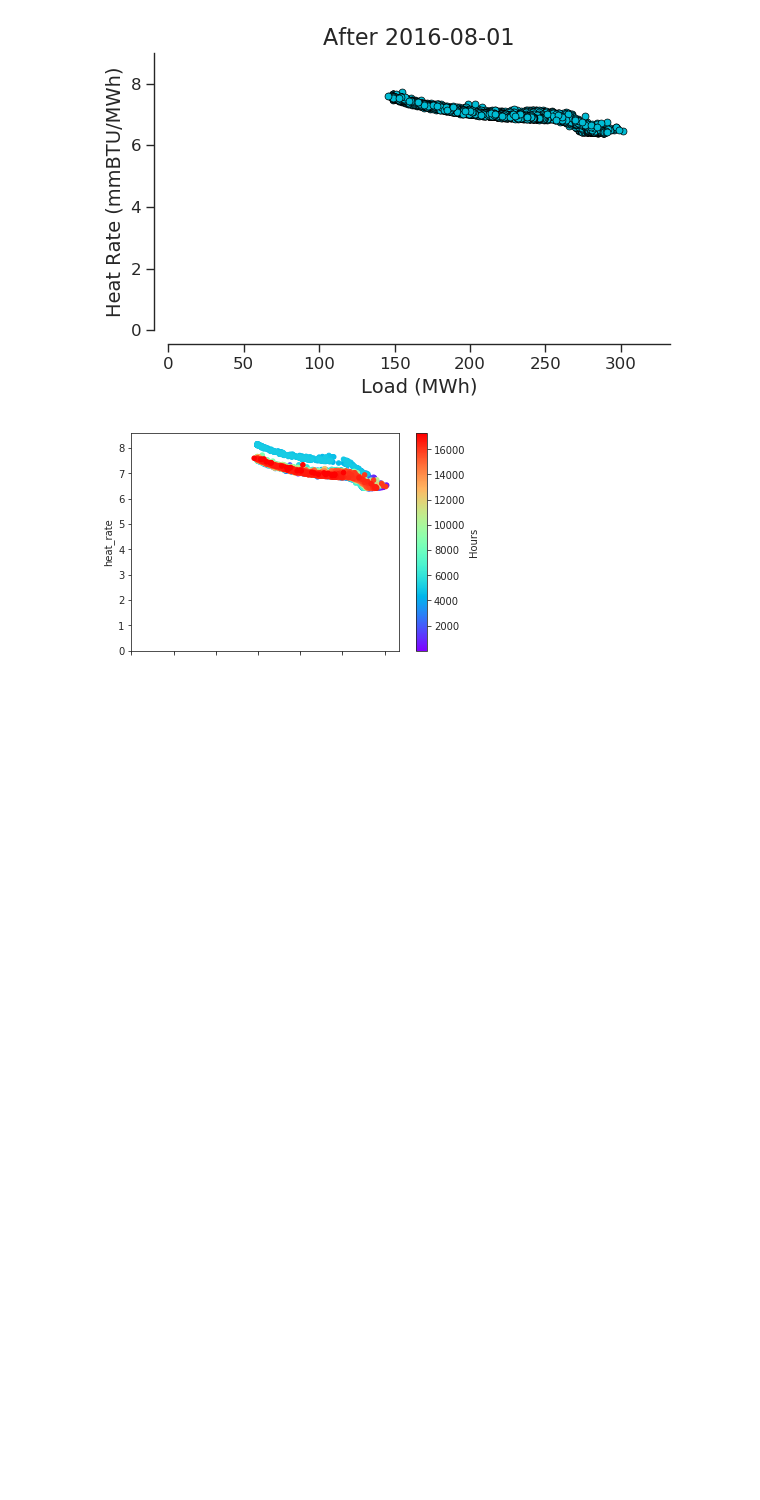
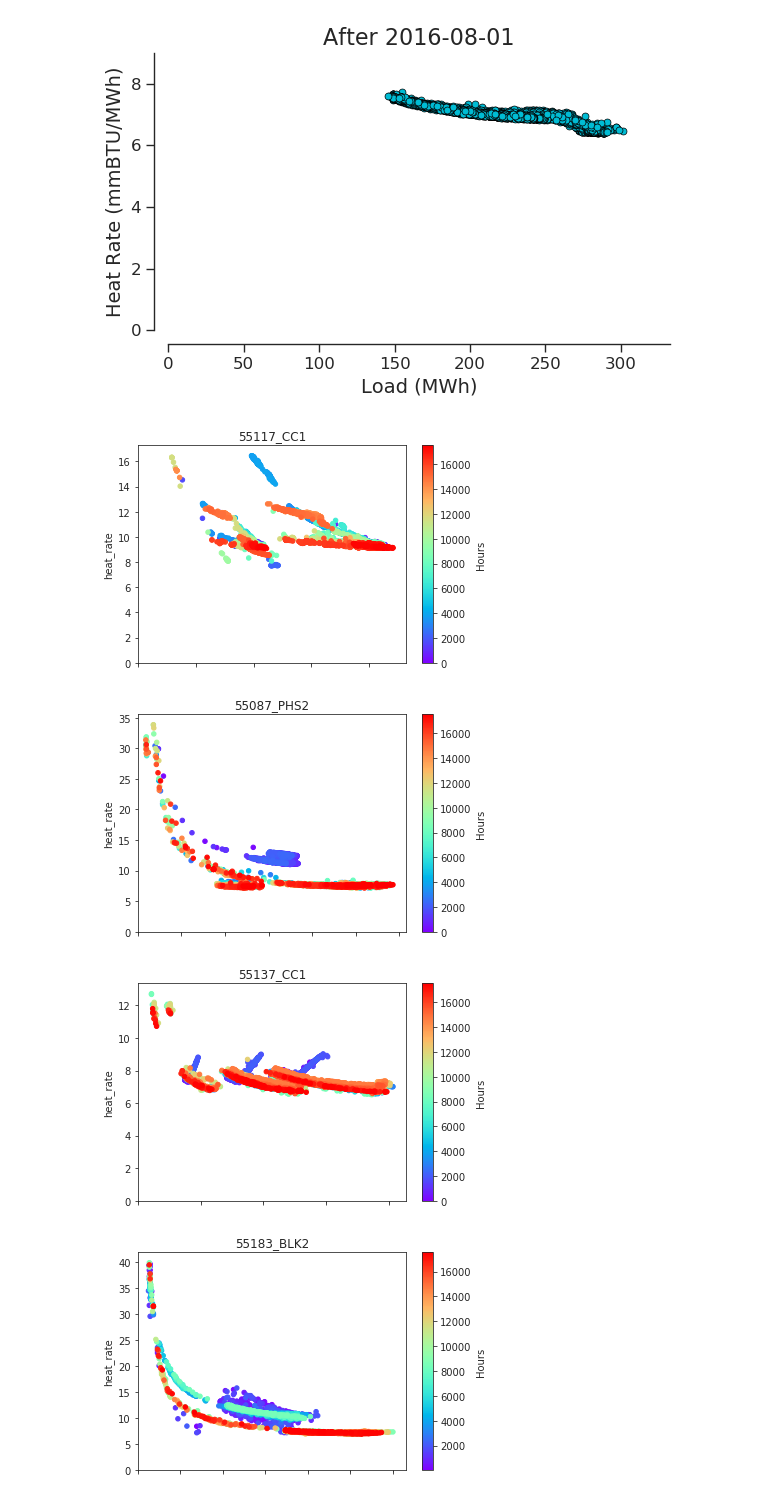
Before and after one commit to NREL/NaTGenPD, a Jupyter notebook: notebooks/CEMS Figures Dev.ipynb, the cells around one changed output. Drawn from its saved outputs; the diff is of its cells as text; code cells hidden in the pictures; blank space fills up the shorter version.

```diff
--- a/notebooks/CEMS Figures Dev.ipynb
+++ b/notebooks/CEMS Figures Dev.ipynb
@@ -476,17 +476,29 @@ mplt.line_plot(t2, despine=True,
 [figure]
 [figure]
 # %%
-unit_id = '564_OUC'
-filtered_unit = filtered_df[unit_id]
-filtered_unit['time'] = pd.to_datetime(filtered_unit['time'])
-filtered_unit['Hours'] = (filtered_unit['time'] - pd.to_datetime('2016-01-01')).values * 2.77778e-13
-pos = filtered_unit['cluster'] >= 0
-final_unit = filtered_unit.loc[pos]
+unit_ids = ['55117_CC1', '55087_PHS2', '55137_CC1', '55183_BLK2',
+            '55939_WC01', '55480_BLK1', '56041_MGS', '56350_BLK2',
+            ]
+for unit_id in unit_ids:
+    filtered_unit = filtered_df[unit_id]
+    filtered_unit['time'] = pd.to_datetime(filtered_unit['time'])
+    filtered_unit['Hours'] = (filtered_unit['time'] - pd.to_datetime('2016-01-01')).values * 2.77778e-13
+    pos = filtered_unit['cluster'] >= 0
+    final_unit = filtered_unit.loc[pos]
 
-final_unit.plot.scatter(x='load', y='heat_rate', c='Hours',
-                   colormap='rainbow',
-                   xlim=(0, final_unit['load'].max() * 1.05),
-                   ylim=(0, final_unit['heat_rate'].max() * 1.05))
-plt.show()
+    x = final_unit['load'].values
+    x_lim = np.nanmax(x[x != np.inf]) * 1.1
+    y = final_unit['heat_rate'].values
+    y_lim = np.nanmax(y[y != np.inf]) * 1.1
+
+    final_unit.plot.scatter(x='load', y='heat_rate', c='Hours',
+                            title=unit_id,
+                           colormap='rainbow',
+                           xlim=(0, final_unit['load'].max() * 1.05),
+                           ylim=(0, final_unit['heat_rate'].max() * 1.05))
+    plt.show()
 # %% [output]
-[figure, old version]
+[figure, new version]
+[figure, added]
+[figure, added]
+[figure, added]
```
Also changed, not shown: parts of 2 cells of this notebook, 1 other file.
